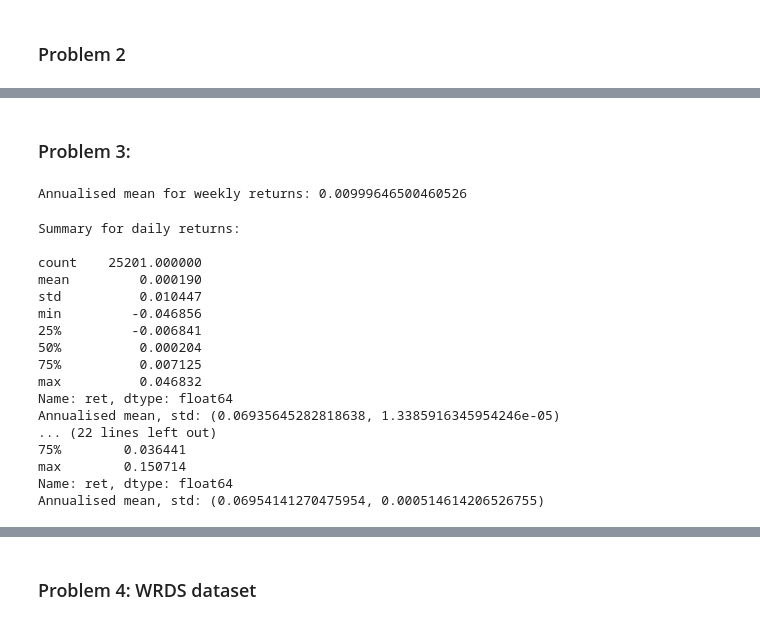
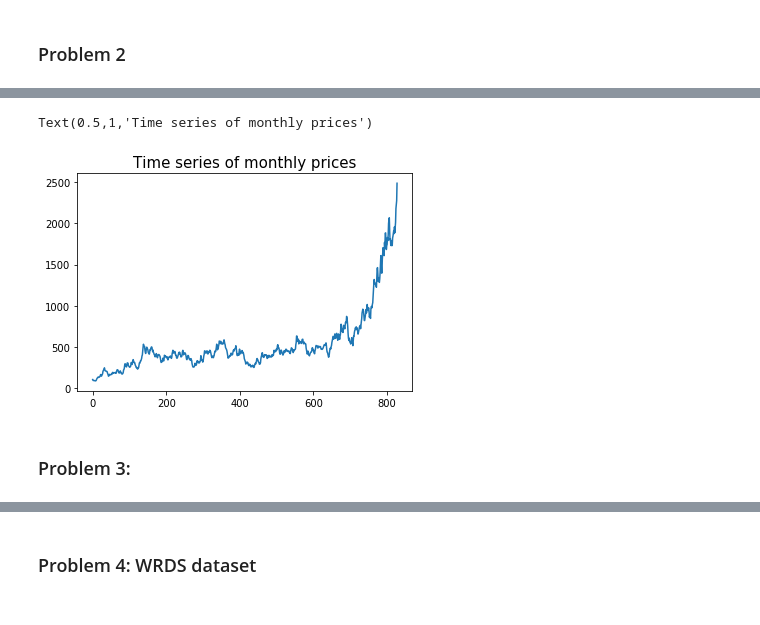
Before and after one commit to baohien97/EPFL-Investments, a Jupyter notebook: As1/InvestmentAs1_Ongoing.ipynb, the cells around one changed output, grey strips where cells are left out. Saved outputs shown, nothing was run; the diff lists cells and outputs as text; code cells hidden in the pictures.

```diff
--- a/As1/InvestmentAs1_Ongoing.ipynb
+++ b/As1/InvestmentAs1_Ongoing.ipynb
@@ -57,2 +74,0 @@ index = pd.period_range(start="01-01-1950", end="31-12-2018", freq="D")
-# %%
-simulated_ts = pd.DataFrame(exact_simulation(s0, mu, sigma, len(index)), index, columns=["ret"])
@@ -64,8 +75,13 @@ plt.plot(list(simulated_ts.ret))
+# %%
+plt.figure()
+plt.plot(list(simulated_ts.price.resample("M").mean()))
+plt.title("Time series of monthly prices", size=15)
+# %% [output]
+Text(0.5,1,'Time series of monthly prices')
+[figure, added]
 # %% [markdown]
 ### Problem 3:
 # %%
 def compute_log_ret(series):
     normal_ret = np.diff(series)/series[:-1]
-    return normal_ret, np.log(1 + normal_ret)
+    return np.log(1 + normal_ret)
-# %% [output]
-Annualised mean for weekly returns: 0.00999646500460526
@@ -80,25 +87,0 @@ freq_dict = {"daily returns": (daily_ret, log_daily_ret, 1./365.),
-# %%
-for tit,freq in freq_dict.items():
-    n = len(freq)
-    print(f"Summary for {tit}:\n")
-    print(freq[1].describe())
-    annual_mean, annual_std = compute_annual_mean_std(freq[0], freq[1], len(freq[0]), freq[2])
-    print(f"Annualised mean, std: {annual_mean, annual_std}\n")
-# %% [output]
-Summary for daily returns:
-
-count    25201.000000
-mean         0.000190
-std          0.010447
-min         -0.046856
-25%         -0.006841
-50%          0.000204
-75%          0.007125
-max          0.046832
-Name: ret, dtype: float64
-Annualised mean, std: (0.06935645282818638, 1.3385916345954246e-05)
-... (22 lines left out)
-75%        0.036441
-max        0.150714
-Name: ret, dtype: float64
-Annualised mean, std: (0.06954141270475954, 0.000514614206526755)
```
Also changed, not shown: parts of 21 cells of this notebook.
